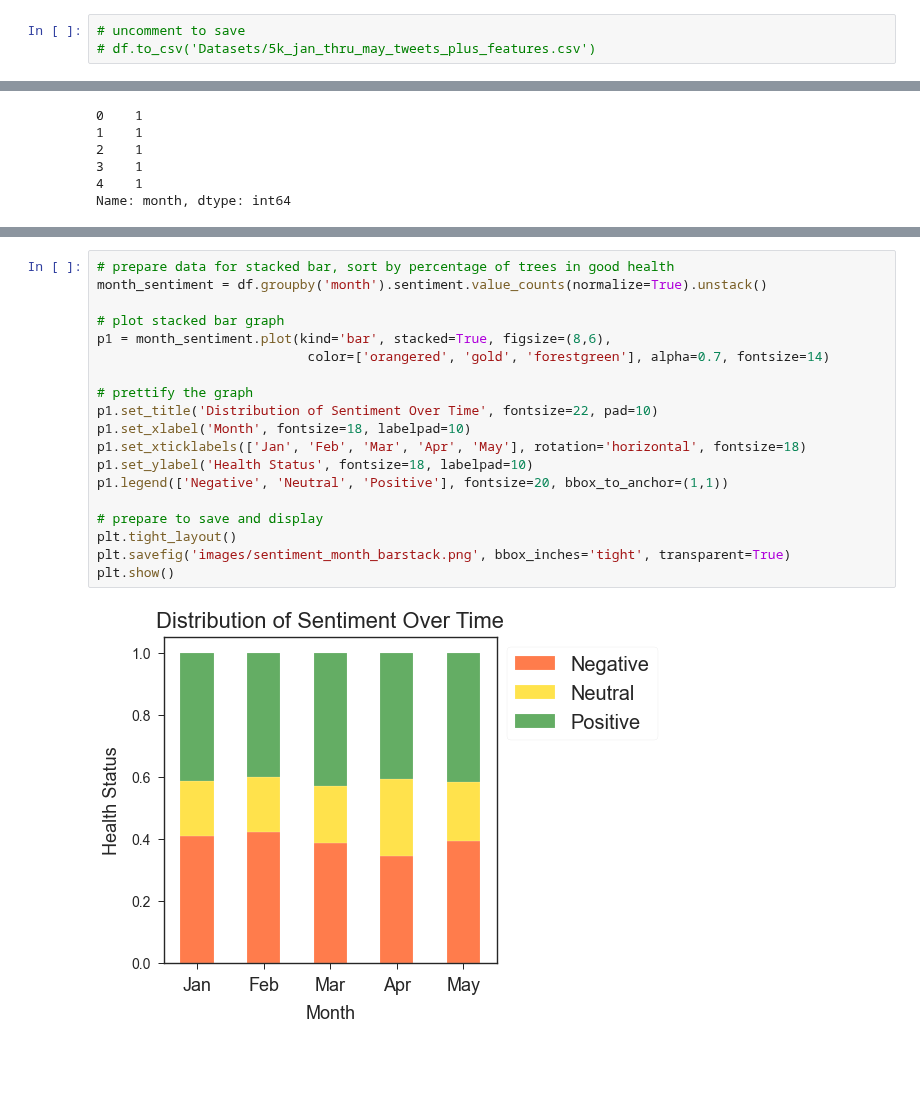
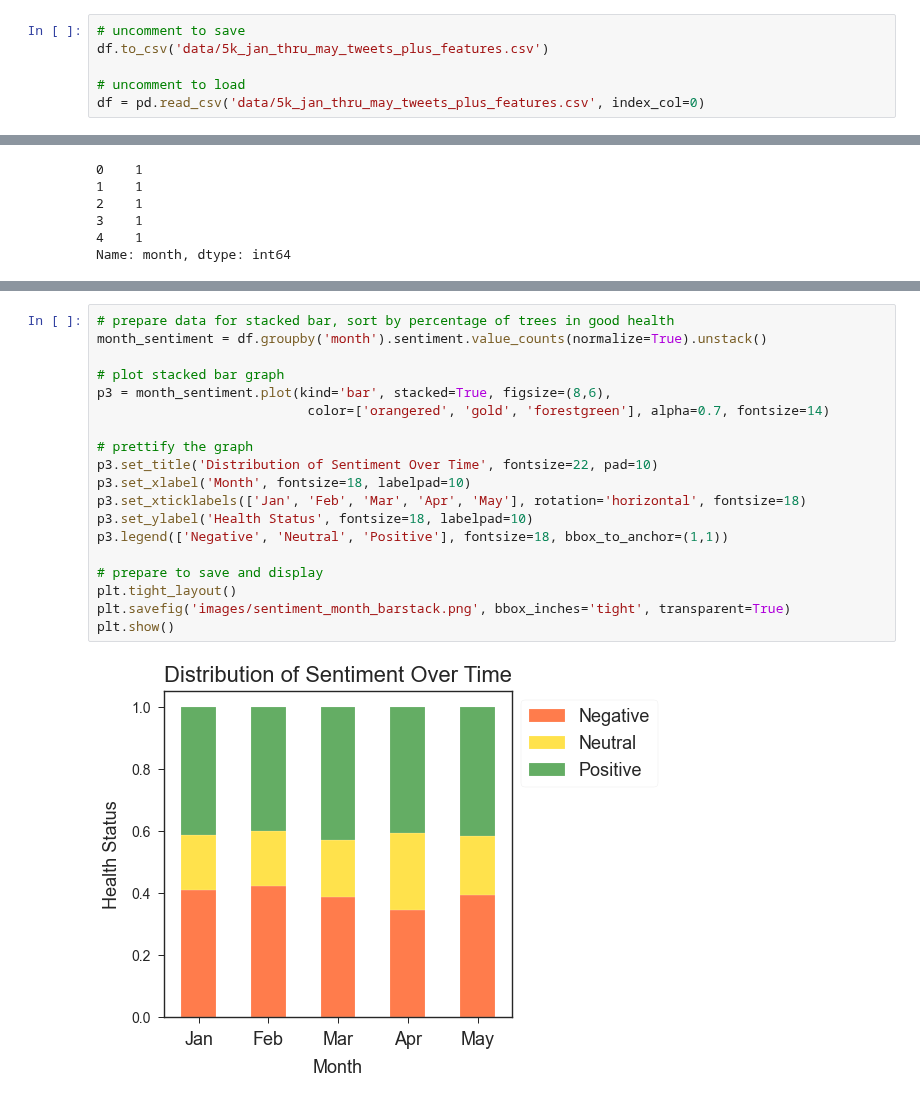
Before and after one commit to p-szymo/twitter-sentiment-analysis, a Jupyter notebook: 03a_nlp_features_notebook.ipynb, the cells around one changed output, grey strips where cells are left out. Saved outputs shown, nothing was run; the diff lists cells and outputs as text; blank space fills up the shorter version.

```diff
--- a/03a_nlp_features_notebook.ipynb
+++ b/03a_nlp_features_notebook.ipynb
@@ -570,3 +611,6 @@ Index(['id', 'conversation_id', 'created_at', 'date', 'tweet', 'hashtags',
 # %%
 # uncomment to save
-# df.to_csv('Datasets/5k_jan_thru_may_tweets_plus_features.csv')
+df.to_csv('data/5k_jan_thru_may_tweets_plus_features.csv')
+
+# uncomment to load
+df = pd.read_csv('data/5k_jan_thru_may_tweets_plus_features.csv', index_col=0)
@@ -626,21 +738,21 @@ Name: sentiment, dtype: float64
 # %%
 # prepare data for stacked bar, sort by percentage of trees in good health
 month_sentiment = df.groupby('month').sentiment.value_counts(normalize=True).unstack()
 
 # plot stacked bar graph
-p1 = month_sentiment.plot(kind='bar', stacked=True, figsize=(8,6),
+p3 = month_sentiment.plot(kind='bar', stacked=True, figsize=(8,6),
                            color=['orangered', 'gold', 'forestgreen'], alpha=0.7, fontsize=14)
 
 # prettify the graph
-p1.set_title('Distribution of Sentiment Over Time', fontsize=22, pad=10)
-p1.set_xlabel('Month', fontsize=18, labelpad=10)
-p1.set_xticklabels(['Jan', 'Feb', 'Mar', 'Apr', 'May'], rotation='horizontal', fontsize=18)
-p1.set_ylabel('Health Status', fontsize=18, labelpad=10)
-p1.legend(['Negative', 'Neutral', 'Positive'], fontsize=20, bbox_to_anchor=(1,1))
+p3.set_title('Distribution of Sentiment Over Time', fontsize=22, pad=10)
+p3.set_xlabel('Month', fontsize=18, labelpad=10)
+p3.set_xticklabels(['Jan', 'Feb', 'Mar', 'Apr', 'May'], rotation='horizontal', fontsize=18)
+p3.set_ylabel('Health Status', fontsize=18, labelpad=10)
+p3.legend(['Negative', 'Neutral', 'Positive'], fontsize=18, bbox_to_anchor=(1,1))
 
 # prepare to save and display
 plt.tight_layout()
 plt.savefig('images/sentiment_month_barstack.png', bbox_inches='tight', transparent=True)
 plt.show()
 # %% [output]
-[figure, old version]
+[figure, new version]
```
Also changed, not shown: parts of 39 cells of this notebook, 20 other files.
